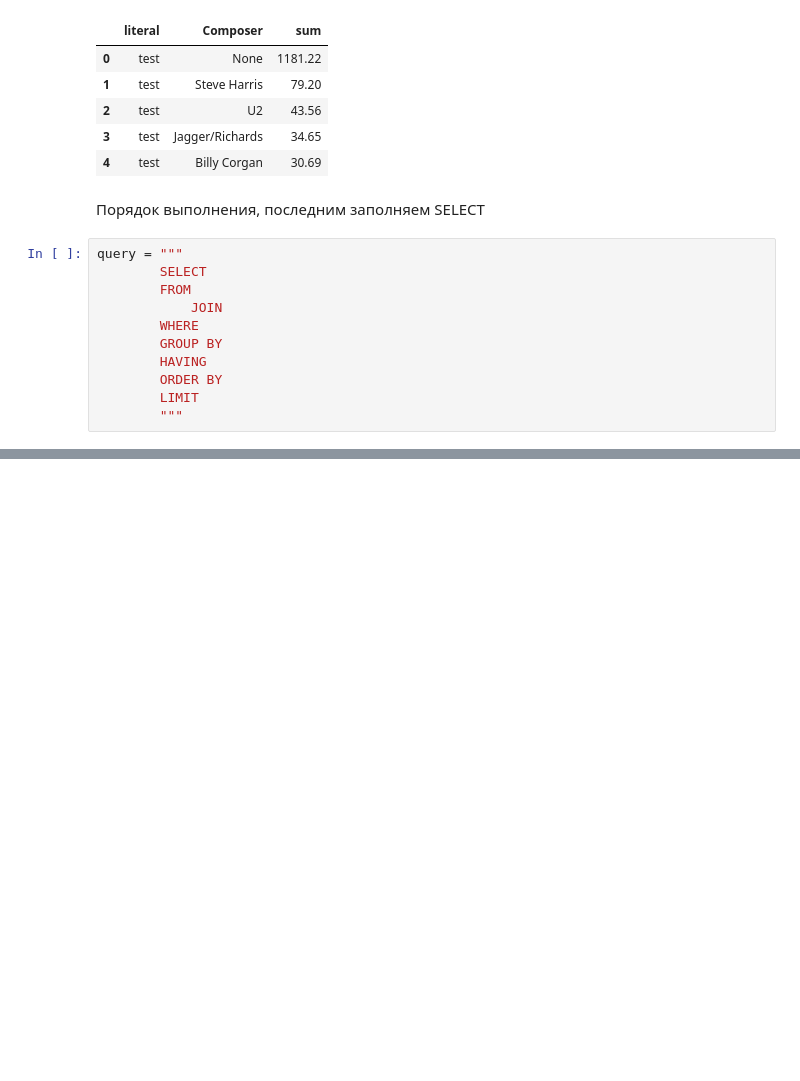
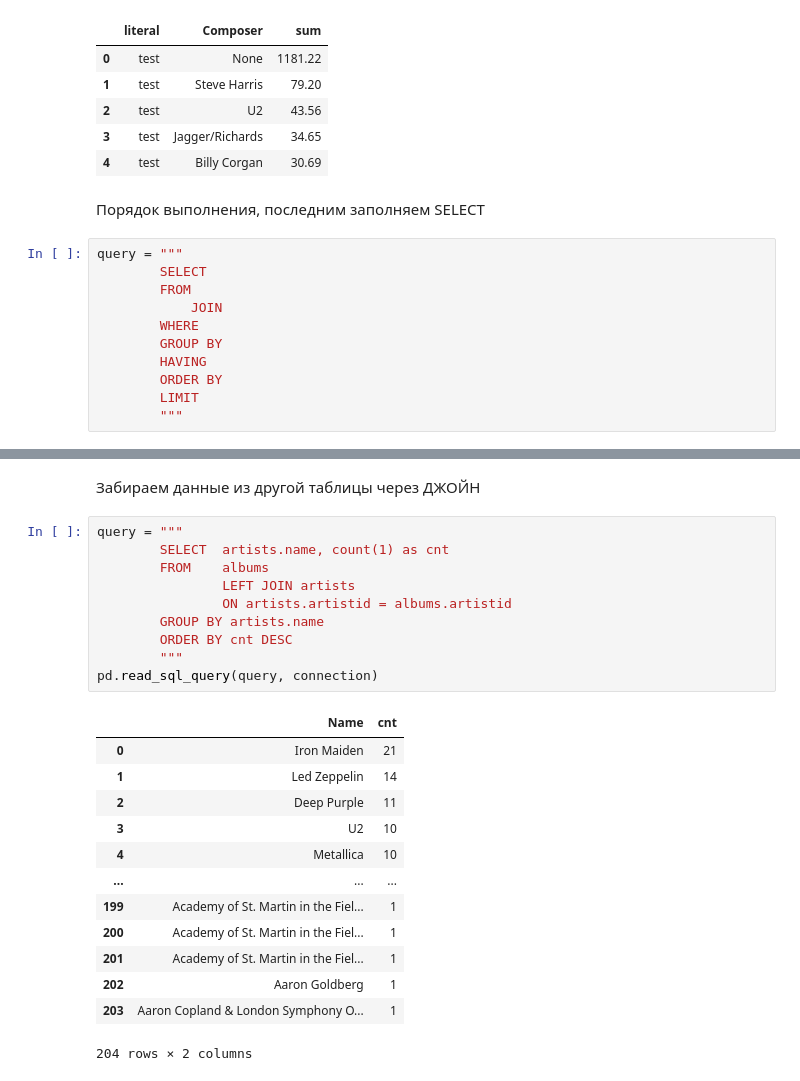
Before and after one commit to sortvalues/my_rep_01, a Jupyter notebook: zooming_up/SQL/sqlite_pracs.ipynb, the cells around one changed output, grey strips where cells are left out. Drawn from its saved outputs; the diff is of its cells as text; blank space fills up the shorter version.

```diff
--- a/zooming_up/SQL/sqlite_pracs.ipynb
+++ b/zooming_up/SQL/sqlite_pracs.ipynb
@@ -121,0 +230,26 @@ query = """
+# %% [markdown]
+Забираем данные из другой таблицы через ДЖОЙН
+# %%
+query = """
+        SELECT  artists.name, count(1) as cnt
+        FROM    albums
+                LEFT JOIN artists
+                ON artists.artistid = albums.artistid
+        GROUP BY artists.name
+        ORDER BY cnt DESC
+        """
+pd.read_sql_query(query, connection)
+# %% [output]
+|  | Name | cnt |
+| 0 | Iron Maiden | 21 |
+| 1 | Led Zeppelin | 14 |
+| 2 | Deep Purple | 11 |
+| 3 | U2 | 10 |
+| 4 | Metallica | 10 |
+| ... | ... | ... |
+| 199 | Academy of St. Martin in the Fiel... | 1 |
+| 200 | Academy of St. Martin in the Fiel... | 1 |
+| 201 | Academy of St. Martin in the Fiel... | 1 |
+| 202 | Aaron Goldberg | 1 |
+| 203 | Aaron Copland & London Symphony O... | 1 |
+204 rows × 2 columns
```
Also changed, not shown: parts of 12 cells of this notebook.
